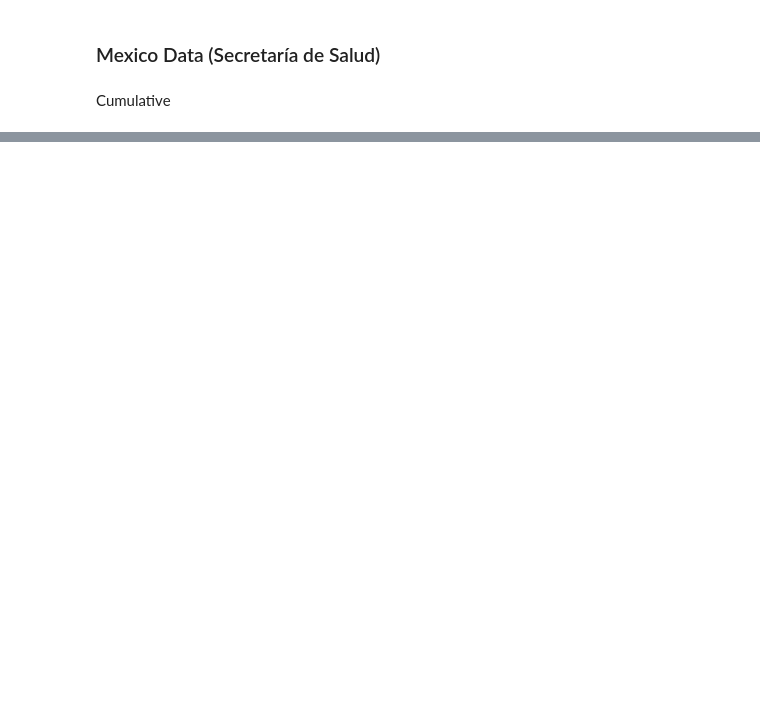
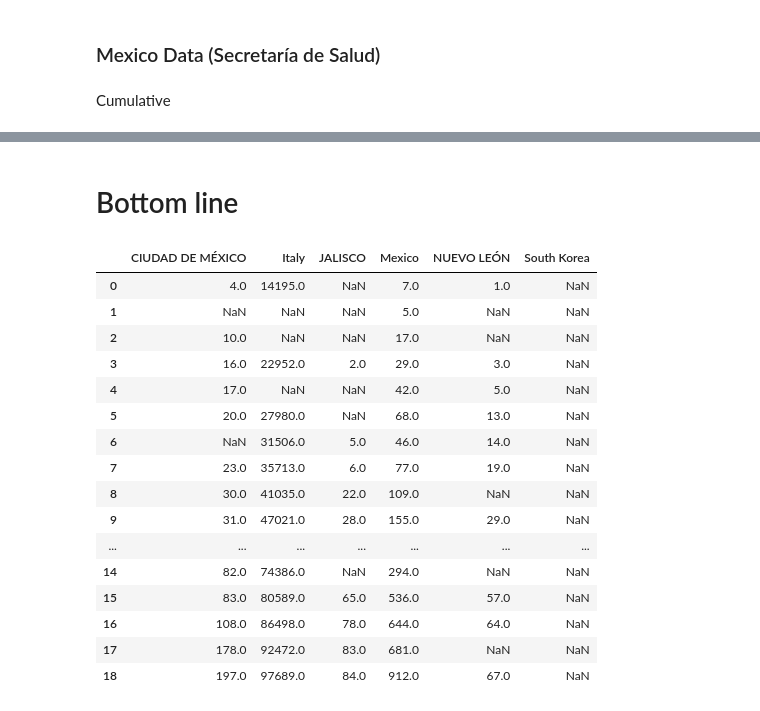
Before and after one commit to marianarf/covid19_mexico_analysis, a Jupyter notebook: global_interventions.ipynb, the cells around one changed output, grey strips where cells are left out. Saved outputs shown, nothing was run; the diff lists cells and outputs as text; code cells hidden in the pictures; blank space fills up the shorter version.

```diff
--- a/global_interventions.ipynb
+++ b/global_interventions.ipynb
@@ -86,0 +130,2 @@ df.iloc[:,0:2]
+# %% [markdown]
+# Bottom line
@@ -86,0 +141,20 @@ df.iloc[:,0:2]
+# %%
+display(HTML(cum_tbl.to_html()))
+# %% [output]
+|  | CIUDAD DE MÉXICO | Italy | JALISCO | Mexico | NUEVO LEÓN | South Korea |
+| 0 | 4.0 | 14195.0 | NaN | 7.0 | 1.0 | NaN |
+| 1 | NaN | NaN | NaN | 5.0 | NaN | NaN |
+| 2 | 10.0 | NaN | NaN | 17.0 | NaN | NaN |
+| 3 | 16.0 | 22952.0 | 2.0 | 29.0 | 3.0 | NaN |
+| 4 | 17.0 | NaN | NaN | 42.0 | 5.0 | NaN |
+| 5 | 20.0 | 27980.0 | NaN | 68.0 | 13.0 | NaN |
+| 6 | NaN | 31506.0 | 5.0 | 46.0 | 14.0 | NaN |
+| 7 | 23.0 | 35713.0 | 6.0 | 77.0 | 19.0 | NaN |
+| 8 | 30.0 | 41035.0 | 22.0 | 109.0 | NaN | NaN |
+| 9 | 31.0 | 47021.0 | 28.0 | 155.0 | 29.0 | NaN |
+| ... | ... | ... | ... | ... | ... | ... |
+| 14 | 82.0 | 74386.0 | NaN | 294.0 | NaN | NaN |
+| 15 | 83.0 | 80589.0 | 65.0 | 536.0 | 57.0 | NaN |
+| 16 | 108.0 | 86498.0 | 78.0 | 644.0 | 64.0 | NaN |
+| 17 | 178.0 | 92472.0 | 83.0 | 681.0 | NaN | NaN |
+| 18 | 197.0 | 97689.0 | 84.0 | 912.0 | 67.0 | NaN |
```
Also changed, not shown: parts of 22 cells of this notebook, 1 other file.
